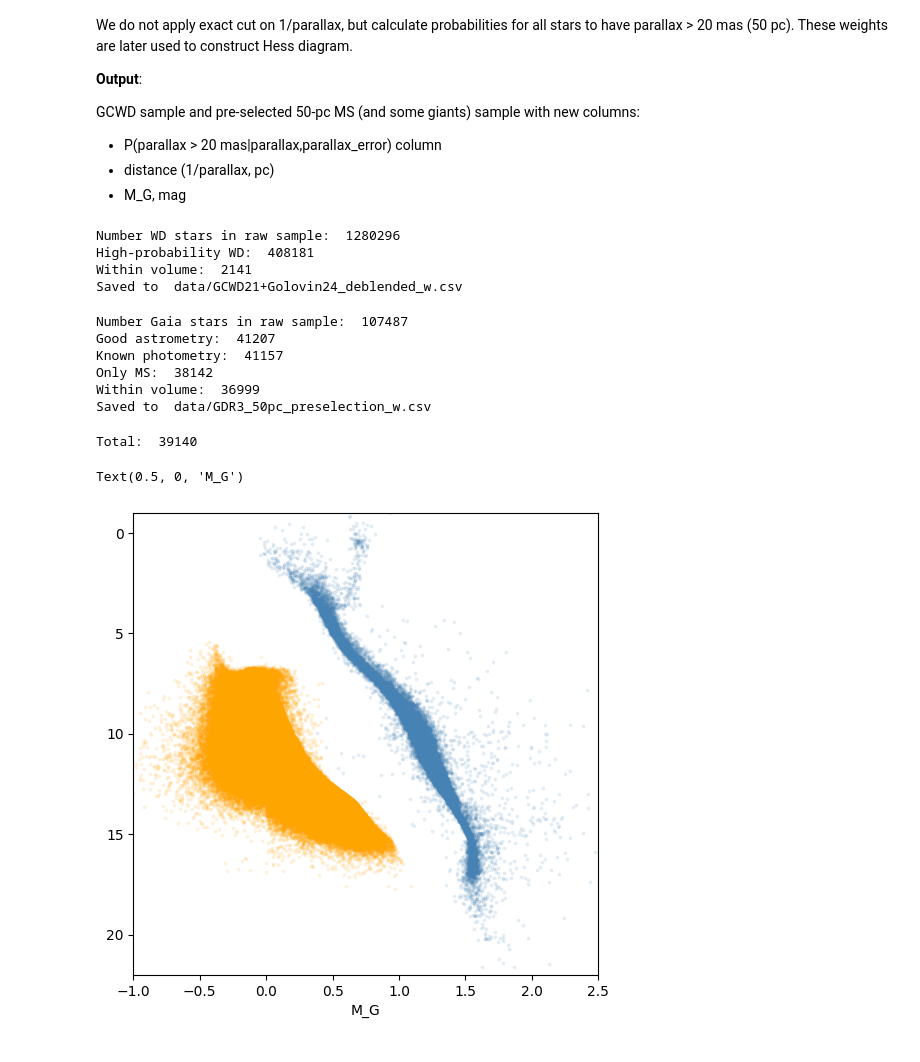
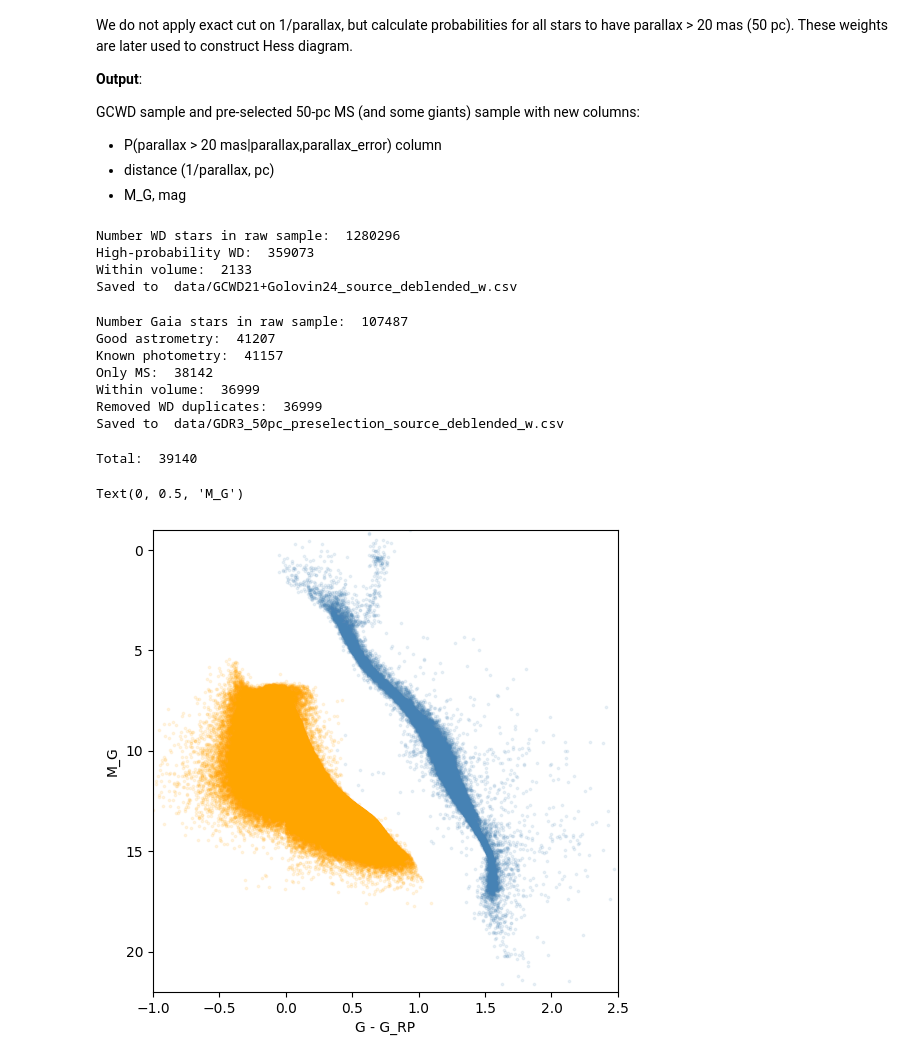
Before and after one commit to askenja/gaia-wd-fitting, a Jupyter notebook: 1b--Data_Selection.ipynb, the cells around one changed output. Drawn from its saved outputs; the diff is of its cells as text; code cells hidden in the pictures.

```diff
--- a/1b--Data_Selection.ipynb
+++ b/1b--Data_Selection.ipynb
@@ -58,7 +58,7 @@ def process_wd(data,r):
 
     print('Number WD stars in raw sample: ',len(table_wd['d']))
 
-    table_wd = table_wd[np.logical_and.reduce([table_wd['Pwd'] > 0.5])]
+    table_wd = table_wd[np.logical_and.reduce([table_wd['Pwd'] > 0.75])]
     print('High-probability WD: ',len(table_wd['d']))
 
     # Sharp cut on distance
@@ -76,7 +76,7 @@ def process_wd(data,r):
 
     return table_wd
 # %%
-def process_ms(data,r):
+def process_ms(data,r,table_wd):
 
     # Read Gaia DR3 data pre-selected for 50 pc sphere
     # (parallax + 3*parallax error > 20 mas)
@@ -117,10 +117,10 @@ def process_ms(data,r):
                                                                    table_ms['parallax_error'])]
     print('Within volume: ',int(round(sum(table_ms['weights']),0)))
 
-    # Remove dublicates (optional)
-    #ms_mask = [gaia_id not in table_wd['Gaia_DR3_id'] for gaia_id in table_ms['source_id']]
-    #table_ms = table_ms[ms_mask]
-    #print('Removed WD duplicates: ',len(table_ms['d']))
+    # Remove dublicates (to make sure no stars entered the sample twice)
+    ms_mask = [gaia_id in table_wd['GDR3_id'] for gaia_id in table_ms['source_id']]
+    table_ms['weights'][ms_mask] = 0
+    print('Removed WD duplicates: ',int(round(sum(table_ms['weights']),0)))
 
     filename = data.split('.')[0] + '_w.csv'
     table_ms.write(filename, overwrite=True)
@@ -131,23 +131,24 @@ def process_ms(data,r):
 # Size of the local sphere
 r = 50  # pc
 # %%
-data = 'data/GCWD21+Golovin24_deblended.csv'
+data = 'data/GCWD21+Golovin24_source_deblended.csv'
 table_wd = process_wd(data,r)
 # %% [output]
 Number WD stars in raw sample:  1280296
-High-probability WD:  408181
-Within volume:  2141
-Saved to  data/GCWD21+Golovin24_deblended_w.csv
+High-probability WD:  359073
+Within volume:  2133
+Saved to  data/GCWD21+Golovin24_source_deblended_w.csv
 # %%
-data = 'data/GDR3_50pc_preselection.csv'
-table_ms = process_ms(data,r)
+data = 'data/GDR3_50pc_preselection_source_deblended.csv'
+table_ms = process_ms(data,r,table_wd)
 # %% [output]
 Number Gaia stars in raw sample:  107487
 Good astrometry:  41207
 Known photometry:  41157
 Only MS:  38142
 Within volume:  36999
-Saved to  data/GDR3_50pc_preselection_w.csv
+Removed WD duplicates:  36999
+Saved to  data/GDR3_50pc_preselection_source_deblended_w.csv
 # %%
 n_ms = int(round(sum(table_ms['weights']),0))
 n_wd = int(round(sum(table_wd['weights']),0))
@@ -157,15 +158,15 @@ Total:  39140
 # %%
 # Simple illustration
 
 fig, ax = plt.subplots(1,1,figsize=(6,6))
 ax.scatter(table_ms['g_rp_deblended'],table_ms['M_G'],
            c='steelblue',alpha=0.1,s=3)
 ax.scatter(table_wd['g_rp_deblended'],table_wd['M_G'],
            c='orange',alpha=0.1,s=3)
 ax.set_ylim(22,-1)
 ax.set_xlim(-1,2.5)
 ax.set_xlabel('G - G_RP')
-ax.set_xlabel('M_G')
+ax.set_ylabel('M_G')
 # %% [output]
-Text(0.5, 0, 'M_G')
+Text(0, 0.5, 'M_G')
-[figure, old version]
+[figure, new version]
```
Also changed, not shown: 7 other files.
